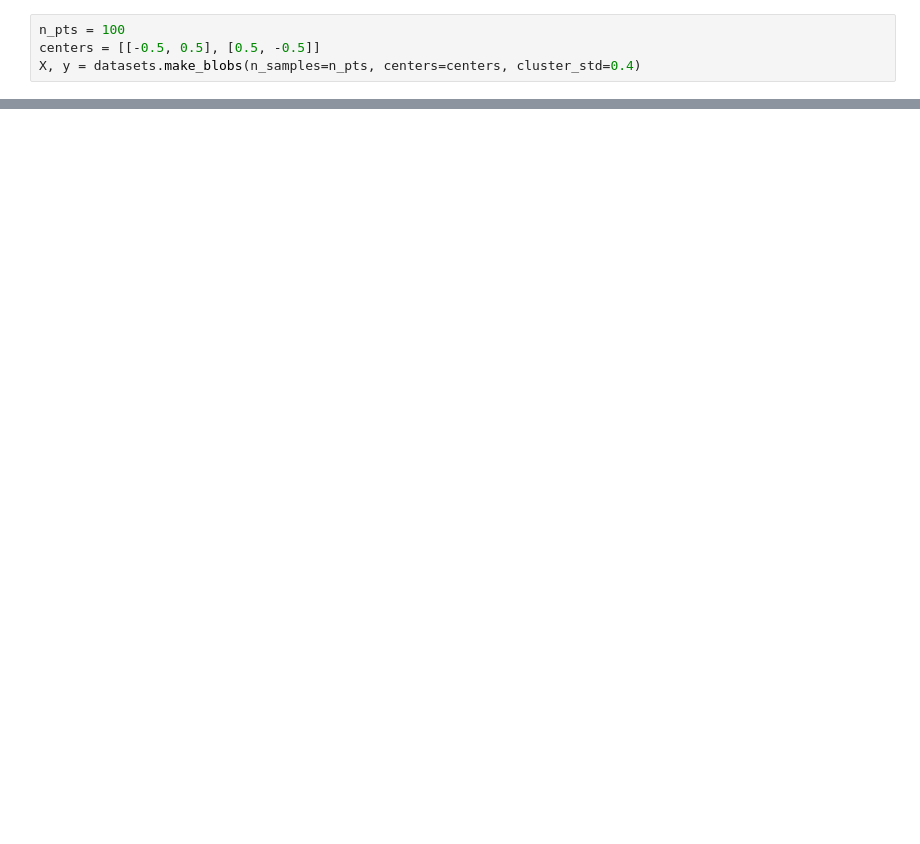
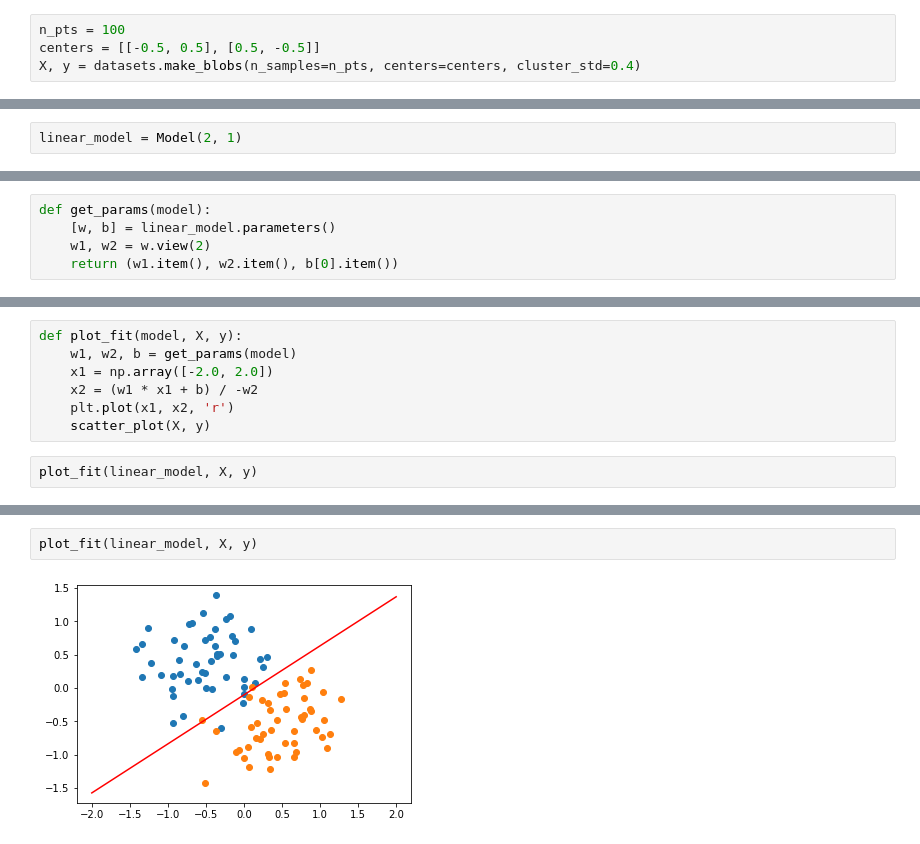
Before and after one commit to Algus-me/pytorch-for-deep-learning-and-computer-vision, a Jupyter notebook: Part 5. Perceptrons.ipynb, the cells around one changed output, grey strips where cells are left out. Cells and saved outputs as stored; diff of their text form; blank space fills up the shorter version.

```diff
--- a/Part 5. Perceptrons.ipynb
+++ b/Part 5. Perceptrons.ipynb
@@ -30,0 +50,2 @@ plt.scatter(X[y==1, 0], X[y==1, 1])
+# %%
+linear_model = Model(2, 1)
@@ -30,0 +58,5 @@ plt.scatter(X[y==1, 0], X[y==1, 1])
+# %%
+def get_params(model):
+    [w, b] = linear_model.parameters()
+    w1, w2 = w.view(2)
+    return (w1.item(), w2.item(), b[0].item())
@@ -30,0 +67,9 @@ plt.scatter(X[y==1, 0], X[y==1, 1])
+# %%
+def plot_fit(model, X, y):
+    w1, w2, b = get_params(model)
+    x1 = np.array([-2.0, 2.0])
+    x2 = (w1 * x1 + b) / -w2
+    plt.plot(x1, x2, 'r')
+    scatter_plot(X, y)
+# %%
+plot_fit(linear_model, X, y)
@@ -30,0 +111,4 @@ plt.scatter(X[y==1, 0], X[y==1, 1])
+# %%
+plot_fit(linear_model, X, y)
+# %% [output]
+[figure, added]
```
Also changed, not shown: parts of 13 cells of this notebook, 1 other file.
